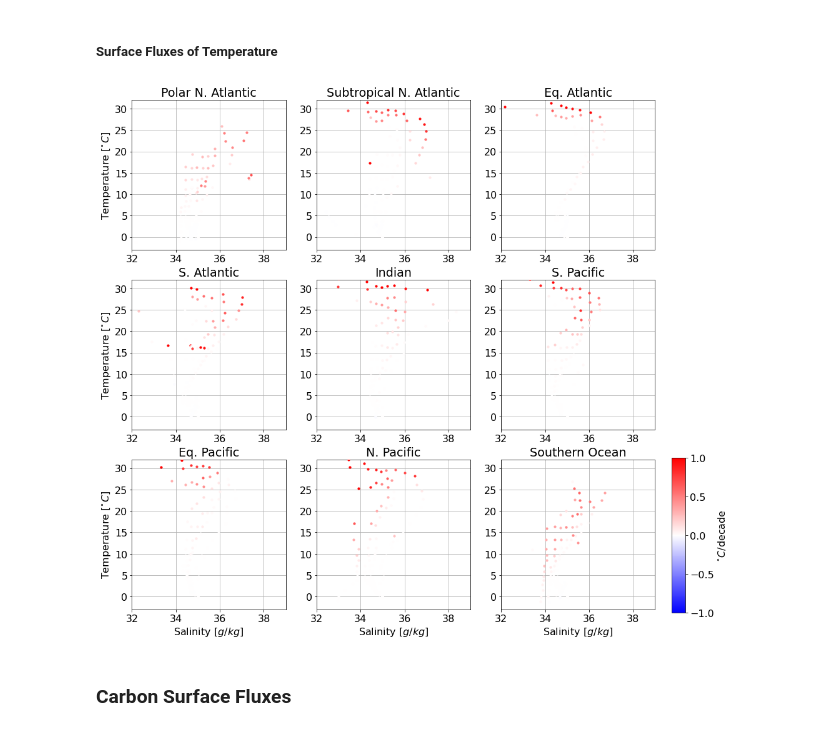
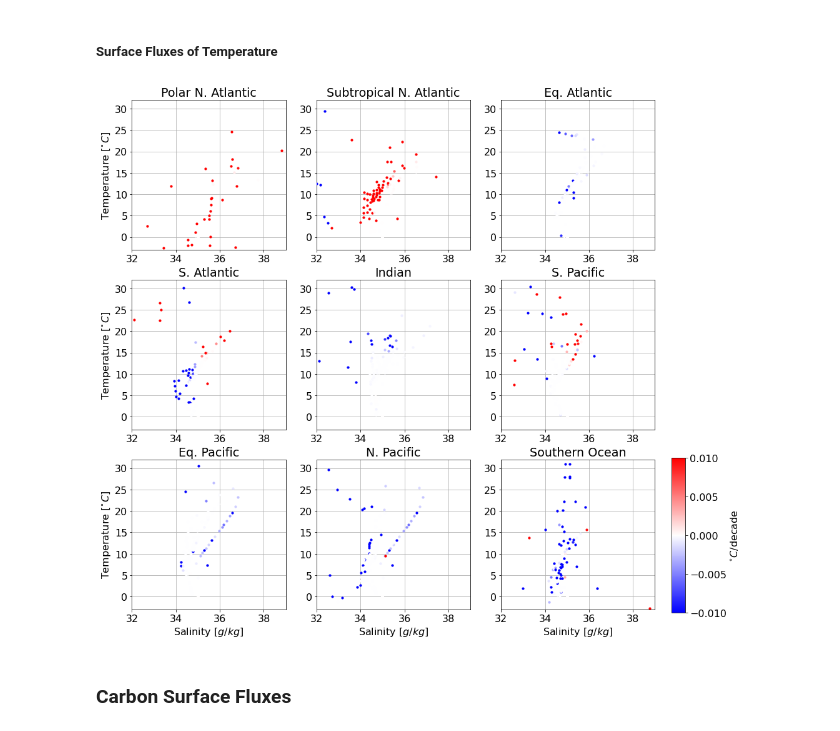
Before and after one commit to taimoorsohail/MTM, a Jupyter notebook: MinMixCarbon.ipynb, the cells around one changed output. Saved outputs shown, nothing was run; the diff lists cells and outputs as text; code cells hidden in the pictures.

```diff
--- a/MinMixCarbon.ipynb
+++ b/MinMixCarbon.ipynb
@@ -229,3 +230,14 @@ flat_T_blc1[np.isnan(flat_T_blc1)] = 0
 flat_T_blc2[np.isnan(flat_T_blc2)] = 0
 flat_C_blc1[np.isnan(flat_C_blc1)] = 0
 flat_C_blc2[np.isnan(flat_C_blc2)] = 0
+# %%
+## IF SURFACE FLUXES ARE PREDEFINED WE FILL THEM HERE
+flat_S_pre = SAearly.values.flatten()-35
+flat_S_blc1 = SAearly.values.flatten()-35+dS_wfo.values.flatten()
+flat_T_pre = CTearly.values.flatten()
+flat_T_blc1 = CTearly.values.flatten()+dT_hfds.values.flatten()
+
+flat_S_blc1[np.isnan(flat_S_blc1)] = 0
+flat_T_blc1[np.isnan(flat_T_blc1)] = 0
+flat_S_blc1[~np.isfinite(flat_S_blc1)] = 0
+flat_T_blc1[~np.isfinite(flat_T_blc1)] = 0
@@ -283,8 +303,8 @@ if globe == False:
 
     for bx in range(Basins.size):
         axs[bx].scatter(SAearly[bx,:],CTearly[bx,:], 10, np.log10(Vearly[bx,:]),cmap=cmap, vmin=minv, vmax=maxv, marker = '.')
-        axs[bx].set_xlim(32,39)
-        axs[bx].set_ylim(-3,32)
+        # axs[bx].set_xlim(32,39)
+        # axs[bx].set_ylim(-3,32)
         axs[bx].set_title(Basins[bx])
         if bx==0 or bx==3 or bx==6:
             axs[bx].set_ylabel('Temperature [$^{\circ}C$]')
@@ -537,7 +596,7 @@ if globe == False:
     axs = axs.ravel()
     cax = fig.add_axes([0.925, 0.12, 0.02, 0.23])
 
-    minv, maxv = -.1,.1
+    minv, maxv = -.01,.01
     cmap = plt.cm.bwr
     norm = plt.Normalize(minv, maxv)
     sm = plt.cm.ScalarMappable(cmap=cmap, norm=norm)
@@ -546,7 +605,9 @@ if globe == False:
     k=0
     for i in range(np.array(Basins).size):
         for j in range(128):
-            axs[i].scatter(0.5*(flat_S_blc1[k]+flat_S_blc2[k]+70), 0.5*(flat_T_blc1[k]+flat_T_blc2[k]), 10, color=cmap(norm(10*S_Av_adj[k]/44)), zorder=100)
+            axs[i].scatter(0.5*(flat_S_blc1[k]+flat_S_blc2[k]+70), 0.5*(flat_T_blc1[k]+flat_T_blc2[k]), 10, color=cmap(norm(S_Av_adj[k])), zorder=100)
+            # axs[i].scatter(0.5*(flat_S_blc1[k]+flat_S_blc2[k]+70), 0.5*(flat_T_blc1[k]+flat_T_blc2[k]), 10, color=cmap(norm(dS_wfo.values.flatten()[k])), zorder=100)
+
             # axs[i].add_patch(patches.Rectangle((x0[j], y0[j]), w[j], h[j], ec=None, color=cmap(norm(10*S_Av_adj[k]/dyrs))))
             axs[i].set_xlim(32,39)
             axs[i].set_ylim(-3,32)
@@ -561,6 +622,6 @@ if globe == False:
     m.set_clim(minv, maxv)
     cbar = fig.colorbar(m, cax=cax, orientation='vertical')
     cbar.set_label('$g/kg$/decade')
-    # plt.savefig('../../Figures/Minimisation_9basins.png', dpi=300, bbox_inches='tight')
+    plt.savefig('Minimisation_9basins_Sflux_true.png', dpi=300, bbox_inches='tight')
     plt.show()
 # %% [output]
@@ -589,38 +662,38 @@ if globe == True:
 # %%time
 if globe == False:
     fig, axs = plt.subplots(3,3, figsize=(15,15), facecolor='w', edgecolor='k')
     fig.subplots_adjust(hspace = .2, wspace=0.2)
     axs = axs.ravel()
     cax = fig.add_axes([0.925, 0.12, 0.02, 0.23])
 
-    minv, maxv = -1,1
+    minv, maxv = -0.01,0.01
     cmap = plt.cm.bwr
     norm = plt.Normalize(minv, maxv)
     sm = plt.cm.ScalarMappable(cmap=cmap, norm=norm)
     sm.set_array([])
 
     k=0
     for i in range(np.array(Basins).size):
         for j in range(128):
-            axs[i].scatter(0.5*(flat_S_blc1[k]+flat_S_blc2[k]+35*2), 0.5*(flat_T_blc1[k]+flat_T_blc2[k]), 10, color=cmap(norm(10*T_Av_adj[k]/44)), zorder=100)
-            # axs[i].add_patch(patches.Rectangle((x0[j], y0[j]), w[j], h[j], ec=None, color=cmap(norm(10*S_Av_adj[k]/dyrs))))
+            axs[i].scatter(0.5*(flat_S_blc1[k]+flat_S_blc2[k]+35*2), 0.5*(flat_T_blc1[k]+flat_T_blc2[k]), 10, color=cmap(norm(T_Av_adj[k])), zorder=100)
+            # axs[i].scatter(0.5*(flat_S_blc1[k]+flat_S_blc2[k]+70), 0.5*(flat_T_blc1[k]+flat_T_blc2[k]), 10, color=cmap(norm(dT_hfds.values.flatten()[k])), zorder=100)
             axs[i].set_xlim(32,39)
             axs[i].set_ylim(-3,32)
             axs[i].set_title(Basins[i])
             axs[i].grid(True)
             k=k+1
         if i==0 or i==3 or i==6:
             axs[i].set_ylabel('Temperature [$^{\circ}C$]')
         if i==6 or i==7 or i==8:
             axs[i].set_xlabel('Salinity [$g/kg$]')
     m = plt.cm.ScalarMappable(cmap='bwr')
     m.set_clim(minv, maxv)
     cbar = fig.colorbar(m, cax=cax, orientation='vertical')
     cbar.set_label('$^{\circ}C$/decade')
-    # plt.savefig('../../Figures/Minimisation_9basins.png', dpi=300, bbox_inches='tight')
+    plt.savefig('Minimisation_9basins_Tadj_true.png', dpi=300, bbox_inches='tight')
     plt.show()
 # %% [output]
-[figure, old version]
+[figure, new version]
 # %%
 if globe == True:
     minv, maxv = -.05,.05
```
Also changed, not shown: parts of 20 cells of this notebook, 23 other files.
